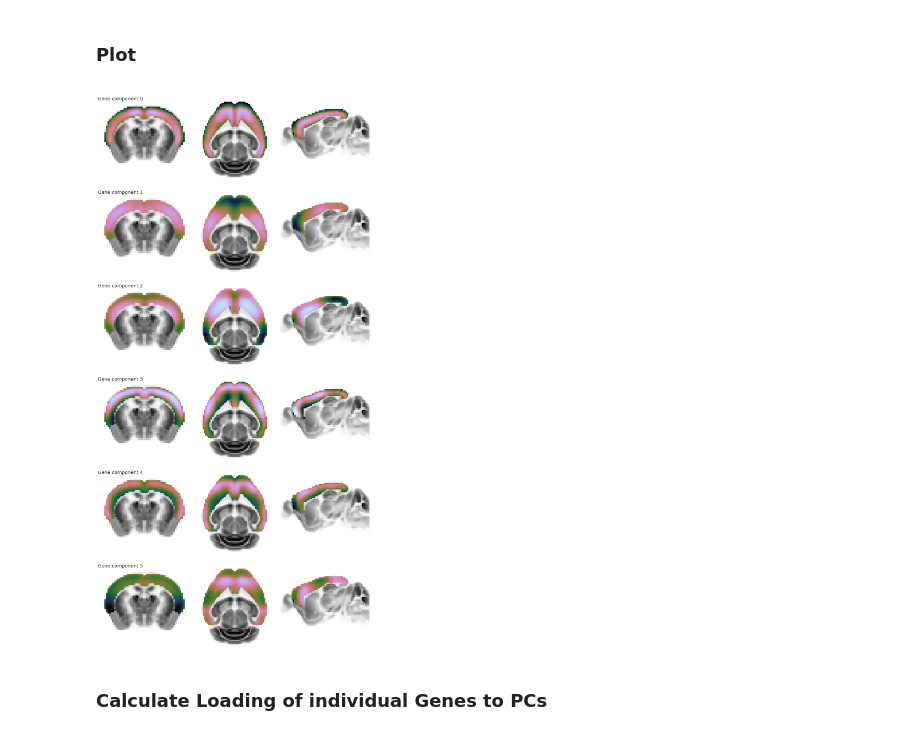
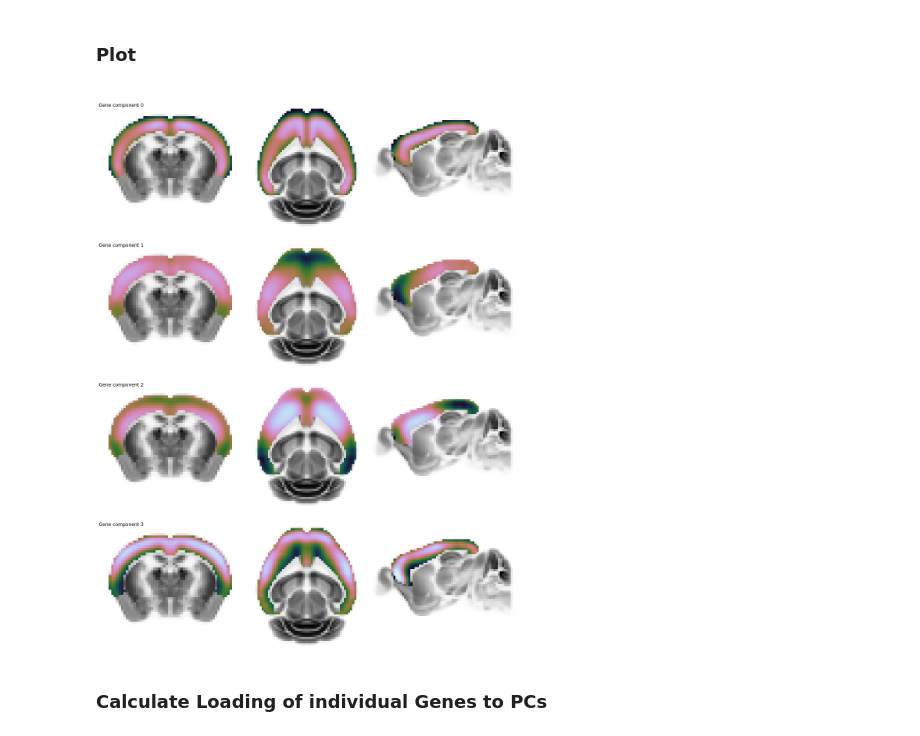
Before and after one commit to juhuntenburg/mouse_gradients, a Jupyter notebook: 07_Gene_expression.ipynb, the cells around one changed output. Saved outputs shown, nothing was run; the diff lists cells and outputs as text; code cells hidden in the pictures.

```diff
--- a/07_Gene_expression.ipynb
+++ b/07_Gene_expression.ipynb
@@ -184,29 +184,29 @@ z=20
 # %%
 template = np.array(nb.load(data_dir+'allen_atlas/template_200um.nii.gz').dataobj)
 gradients = np.array(nb.load(data_dir + 'results/gene_expression/pca_img.nii.gz').dataobj)
-fig = plt.figure(figsize=(15,30))
-for g in range(6):
+fig = plt.figure(figsize=(15,20))
+for g in range(4):
 
     gradient = gradients[:,:,:,g]
     gradient[gene_mask_thr==0] = np.nan
     vmax = np.max([np.abs(np.nanmin(gradient)), np.abs(np.nanmax(gradient))])
     vmin = -vmax
 
     template_img = [template[x,:,:], template[:,y,:], template[:,:,z].T]
     gradient_img = [gradient[x,:,:], gradient[:,y,:], gradient[:,:,z].T]
 
     for i in range(3):
 
-        fig.add_subplot(6,3,(g*3+(i+1)))
+        fig.add_subplot(4,3,(g*3+(i+1)))
         plt.imshow(template_img[i],  cmap='Greys', aspect='equal');
-        plt.imshow(gradient_img[i],  cmap="twilight", aspect='equal', vmin=vmin, vmax=vmax);
+        plt.imshow(gradient_img[i],  cmap="cubehelix_r", aspect='equal', vmin=vmin, vmax=vmax);
         if i == 0:
             plt.title('Gene component %s' %g, loc='left')
         plt.axis('off');
 
 plt.tight_layout()
 # %% [output]
-[figure, old version]
+[figure, new version]
 # %% [markdown]
 ### Calculate Loading of individual Genes to PCs
 # %%
```
Also changed, not shown: parts of 8 cells of this notebook, 1 other file.
